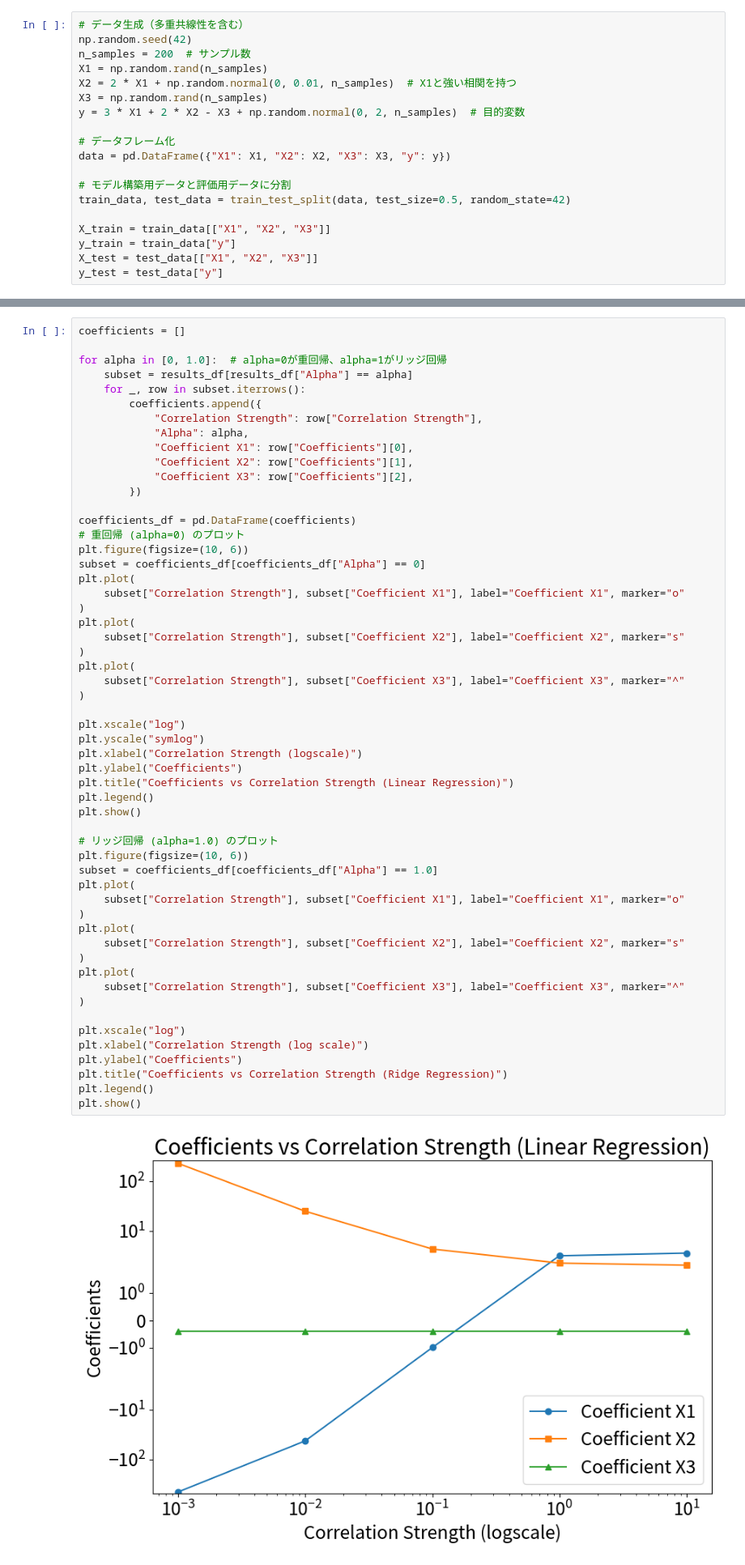
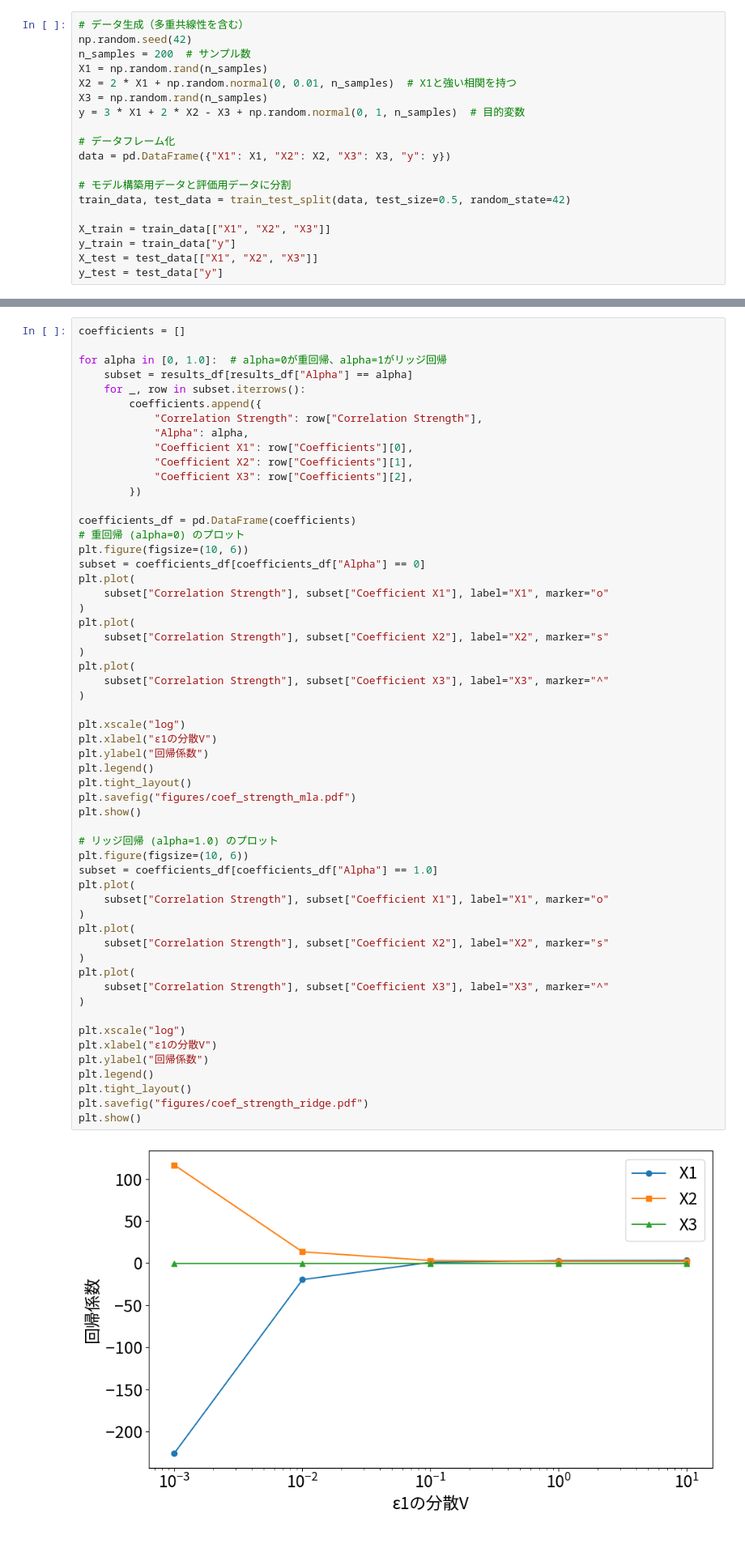
Before and after one commit to junya737/multicollinearity-test, a Jupyter notebook: main.ipynb, the cells around one changed output, grey strips where cells are left out. Shown at 81% size. Cells and saved outputs as stored; diff of their text form; blank space fills up the shorter version.

```diff
--- a/main.ipynb
+++ b/main.ipynb
@@ -14,7 +15,7 @@ n_samples = 200  # サンプル数
 X1 = np.random.rand(n_samples)
 X2 = 2 * X1 + np.random.normal(0, 0.01, n_samples)  # X1と強い相関を持つ
 X3 = np.random.rand(n_samples)
-y = 3 * X1 + 2 * X2 - X3 + np.random.normal(0, 2, n_samples)  # 目的変数
+y = 3 * X1 + 2 * X2 - X3 + np.random.normal(0, 1, n_samples)  # 目的変数
 
 # データフレーム化
 data = pd.DataFrame({"X1": X1, "X2": X2, "X3": X3, "y": y})
@@ -214,44 +226,45 @@ for alpha in [0, 1.0]:  # alpha=0が重回帰、alpha=1がリッジ回帰
 
 coefficients_df = pd.DataFrame(coefficients)
 # 重回帰 (alpha=0) のプロット
 plt.figure(figsize=(10, 6))
 subset = coefficients_df[coefficients_df["Alpha"] == 0]
 plt.plot(
-    subset["Correlation Strength"], subset["Coefficient X1"], label="Coefficient X1", marker="o"
+    subset["Correlation Strength"], subset["Coefficient X1"], label="X1", marker="o"
 )
 plt.plot(
-    subset["Correlation Strength"], subset["Coefficient X2"], label="Coefficient X2", marker="s"
+    subset["Correlation Strength"], subset["Coefficient X2"], label="X2", marker="s"
 )
 plt.plot(
-    subset["Correlation Strength"], subset["Coefficient X3"], label="Coefficient X3", marker="^"
+    subset["Correlation Strength"], subset["Coefficient X3"], label="X3", marker="^"
 )
 
 plt.xscale("log")
-plt.yscale("symlog")
-plt.xlabel("Correlation Strength (logscale)")
-plt.ylabel("Coefficients")
-plt.title("Coefficients vs Correlation Strength (Linear Regression)")
+plt.xlabel("ε1の分散V")
+plt.ylabel("回帰係数")
 plt.legend()
+plt.tight_layout()
+plt.savefig("figures/coef_strength_mla.pdf")
 plt.show()
 
 # リッジ回帰 (alpha=1.0) のプロット
 plt.figure(figsize=(10, 6))
 subset = coefficients_df[coefficients_df["Alpha"] == 1.0]
 plt.plot(
-    subset["Correlation Strength"], subset["Coefficient X1"], label="Coefficient X1", marker="o"
+    subset["Correlation Strength"], subset["Coefficient X1"], label="X1", marker="o"
 )
 plt.plot(
-    subset["Correlation Strength"], subset["Coefficient X2"], label="Coefficient X2", marker="s"
+    subset["Correlation Strength"], subset["Coefficient X2"], label="X2", marker="s"
 )
 plt.plot(
-    subset["Correlation Strength"], subset["Coefficient X3"], label="Coefficient X3", marker="^"
+    subset["Correlation Strength"], subset["Coefficient X3"], label="X3", marker="^"
 )
 
 plt.xscale("log")
-plt.xlabel("Correlation Strength (log scale)")
-plt.ylabel("Coefficients")
-plt.title("Coefficients vs Correlation Strength (Ridge Regression)")
+plt.xlabel("ε1の分散V")
+plt.ylabel("回帰係数")
 plt.legend()
+plt.tight_layout()
+plt.savefig("figures/coef_strength_ridge.pdf")
 plt.show()
 # %% [output]
-[figure, old version]
+[figure, new version]
```
Also changed, not shown: parts of 6 cells of this notebook, 8 other files.
